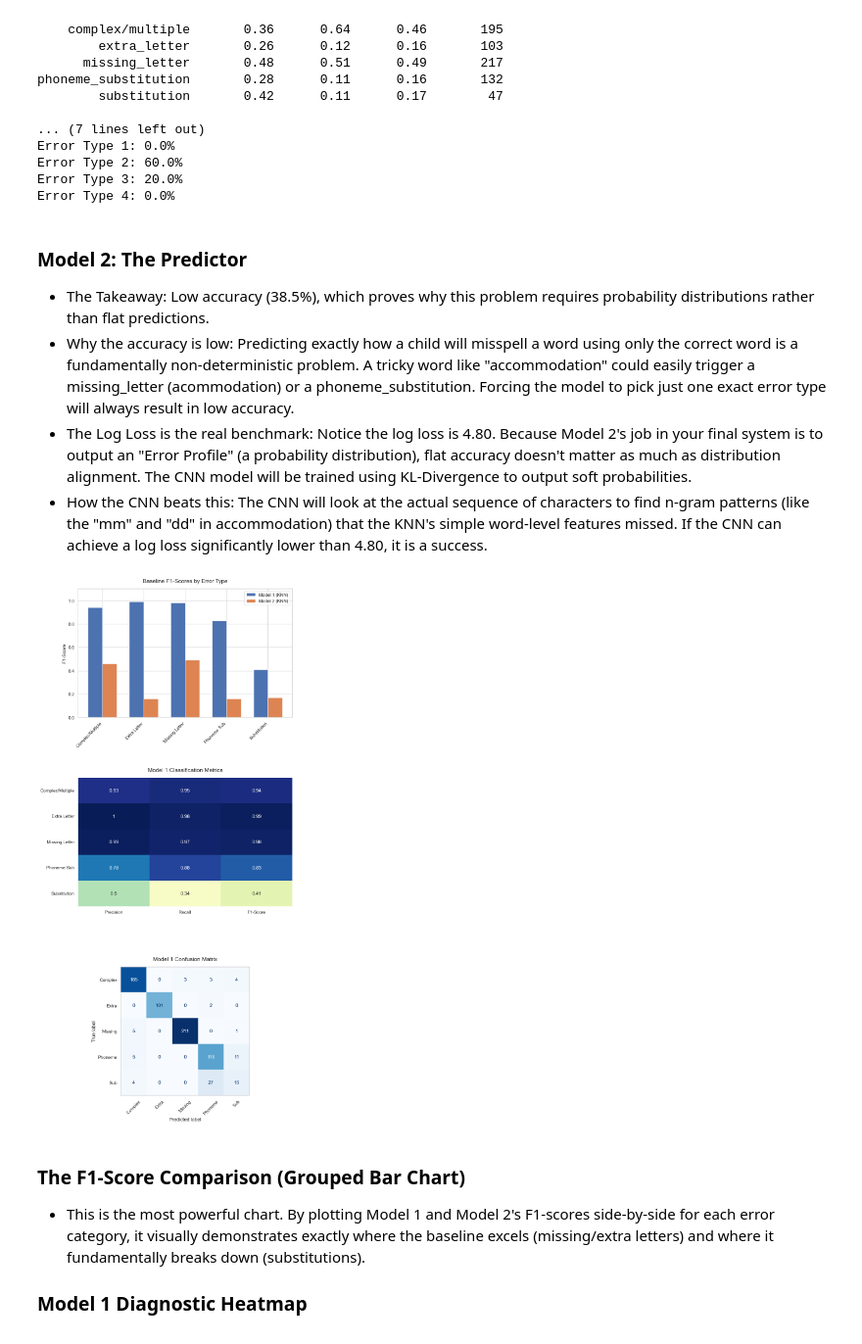
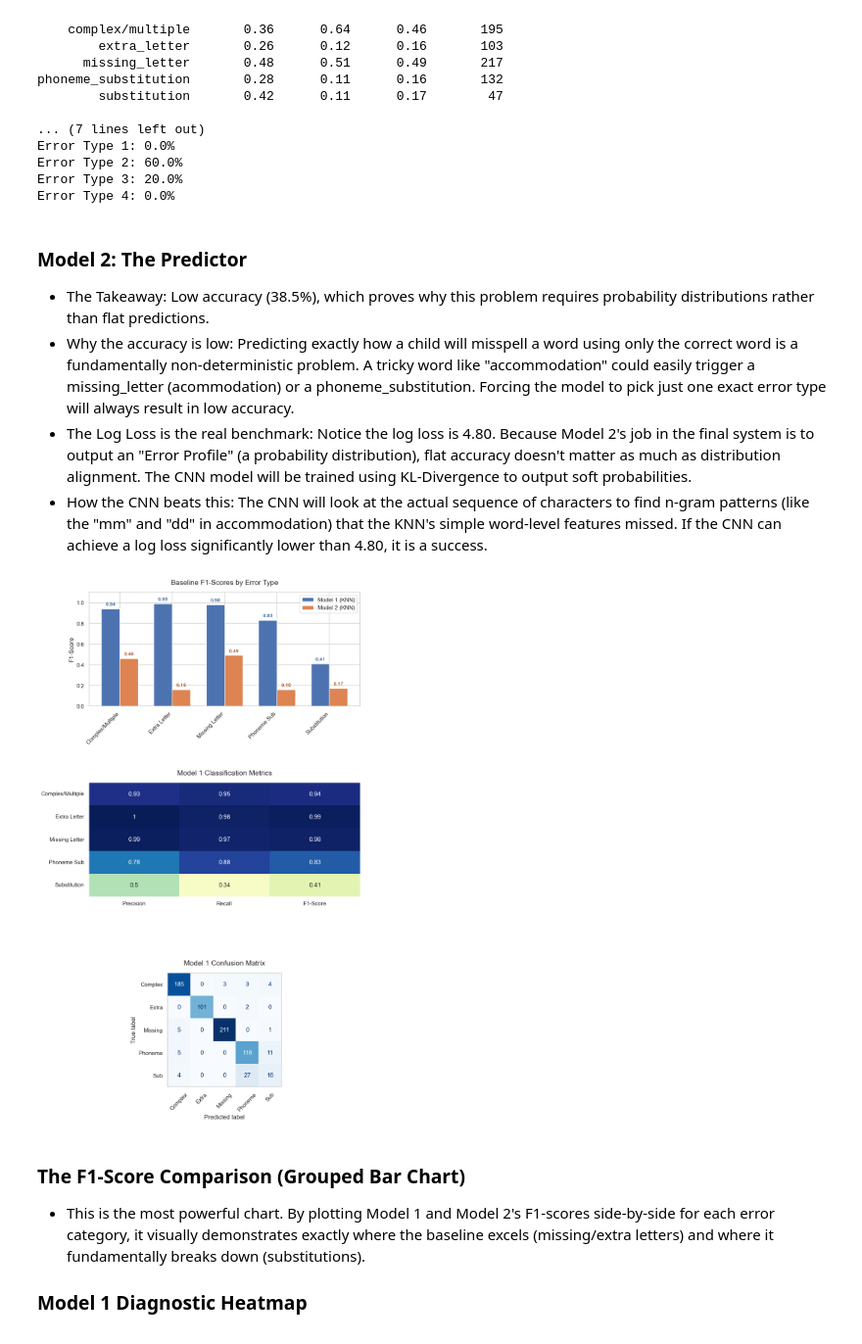
Before and after one commit to Geo-Lu-Zhu/SpellSpark, a Jupyter notebook: models/benchmark/benchmark.ipynb, the cells around one changed output. Shown at 98% size. Cells and saved outputs as stored; diff of their text form; code cells hidden in the pictures.

Commit message:
updated images

```diff
--- a/models/benchmark/benchmark.ipynb
+++ b/models/benchmark/benchmark.ipynb
@@ -207,7 +207,7 @@ Error Type 4: 0.0%
 ### Model 2: The Predictor
 - The Takeaway: Low accuracy (38.5%), which proves why this problem requires probability distributions rather than flat predictions.
 - Why the accuracy is low: Predicting exactly how a child will misspell a word using only the correct word is a fundamentally non-deterministic problem. A tricky word like "accommodation" could easily trigger a missing_letter (acommodation) or a phoneme_substitution. Forcing the model to pick just one exact error type will always result in low accuracy.
-- The Log Loss is the real benchmark: Notice the log loss is 4.80. Because Model 2's job in your final system is to output an "Error Profile" (a probability distribution), flat accuracy doesn't matter as much as distribution alignment. The CNN model will be trained using KL-Divergence to output soft probabilities.
+- The Log Loss is the real benchmark: Notice the log loss is 4.80. Because Model 2's job in the final system is to output an "Error Profile" (a probability distribution), flat accuracy doesn't matter as much as distribution alignment. The CNN model will be trained using KL-Divergence to output soft probabilities.
 - How the CNN beats this: The CNN will look at the actual sequence of characters to find n-gram patterns (like the "mm" and "dd" in accommodation) that the KNN's simple word-level features missed. If the CNN can achieve a log loss significantly lower than 4.80, it is a success.
 # %%
 import matplotlib.pyplot as plt
@@ -219,7 +219,7 @@ import numpy as np
 sns.set_theme(style="whitegrid")
 
 # CHANGED: 3 rows, 1 column, and a taller figure size (10 width, 20 height)
-fig, axes = plt.subplots(3, 1, figsize=(10, 20))
+fig, axes = plt.subplots(3, 1, figsize=(10, 16))
 
 # --- Chart 1: F1-Score Comparison ---
 categories = ['Complex/Multiple', 'Extra Letter', 'Missing Letter', 'Phoneme Sub', 'Substitution']
@@ -229,8 +229,9 @@ m2_f1 = [0.46, 0.16, 0.49, 0.16, 0.17]
 x = np.arange(len(categories))
 width = 0.35
 
-axes[0].bar(x - width/2, m1_f1, width, label='Model 1 (KNN)', color='#4C72B0')
-axes[0].bar(x + width/2, m2_f1, width, label='Model 2 (KNN)', color='#DD8452')
+# Assign the bar plots to variables so we can iterate over them
+bars1 = axes[0].bar(x - width/2, m1_f1, width, label='Model 1 (KNN)', color='#4C72B0')
+bars2 = axes[0].bar(x + width/2, m2_f1, width, label='Model 2 (KNN)', color='#DD8452')
 
 axes[0].set_ylabel('F1-Score')
 axes[0].set_title('Baseline F1-Scores by Error Type', fontsize=14, pad=15)
@@ -238,36 +239,49 @@ axes[0].set_xticks(x)
 axes[0].set_xticklabels(categories, rotation=45, ha="right")
 axes[0].set_ylim(0, 1.1)
 axes[0].legend()
+
+# Add numeric value labels on top of Model 1 (KNN) bars
+for bar in bars1:
+    yval = bar.get_height()
+    axes[0].text(bar.get_x() + bar.get_width()/2, yval + 0.02, f'{yval:.2f}',
+                 ha='center', va='bottom', fontsize=10, fontweight='bold', color='#4C72B0')
+
+# Add numeric value labels on top of Model 2 (KNN) bars
+for bar in bars2:
+    yval = bar.get_height()
+    # Using a slightly darker shade of orange/brown for the text so it is readable
+    axes[0].text(bar.get_x() + bar.get_width()/2, yval + 0.02, f'{yval:.2f}',
+                 ha='center', va='bottom', fontsize=10, fontweight='bold', color='#B0663D')
 
 # --- Chart 2: Model 1 Diagnostic Heatmap ---
 # Data from Model 1 classification report
 m1_metrics = np.array([
     [0.93, 0.95, 0.94], # Complex/Multiple
     [1.00, 0.98, 0.99], # Extra Letter
     [0.99, 0.97, 0.98], # Missing Letter
     [0.78, 0.88, 0.83], # Phoneme Sub
     [0.50, 0.34, 0.41]  # Substitution
 ])
 
 sns.heatmap(m1_metrics, annot=True, cmap="YlGnBu", vmin=0.3, vmax=1.0,
             xticklabels=['Precision', 'Recall', 'F1-Score'],
             yticklabels=categories, ax=axes[1], cbar=False)
 axes[1].set_title('Model 1 Classification Metrics', fontsize=14, pad=15)
 
 # --- Chart 3: Model 1 Confusion Matrix ---
 labels = ['complex/multiple', 'extra_letter', 'missing_letter', 'phoneme_substitution', 'substitution']
 cm = confusion_matrix(y_test, y_pred_m1, labels=labels)
 disp = ConfusionMatrixDisplay(confusion_matrix=cm, display_labels=['Complex', 'Extra', 'Missing', 'Phoneme', 'Sub'])
 disp.plot(cmap="Blues", ax=axes[2], colorbar=False, xticks_rotation=45)
 
 axes[2].set_title('Model 1 Confusion Matrix', fontsize=14, pad=15)
 axes[2].grid(False) # Turn off gridlines for confusion matrix
 
 # CHANGED: Added padding to ensure labels between rows do not overlap
 plt.tight_layout(pad=4.0)
 plt.show()
 # %% [output]
-[figure, old version]
+[figure, new version]
 # %% [markdown]
 ### The F1-Score Comparison (Grouped Bar Chart)
 - This is the most powerful chart. By plotting Model 1 and Model 2's F1-scores side-by-side for each error category, it visually demonstrates exactly where the baseline excels (missing/extra letters) and where it fundamentally breaks down (substitutions).
```
Also changed, not shown: 1 other file.
